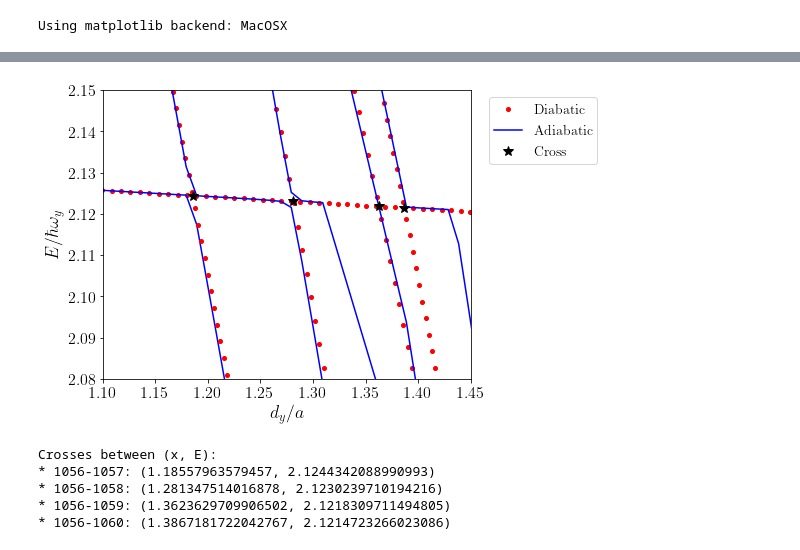
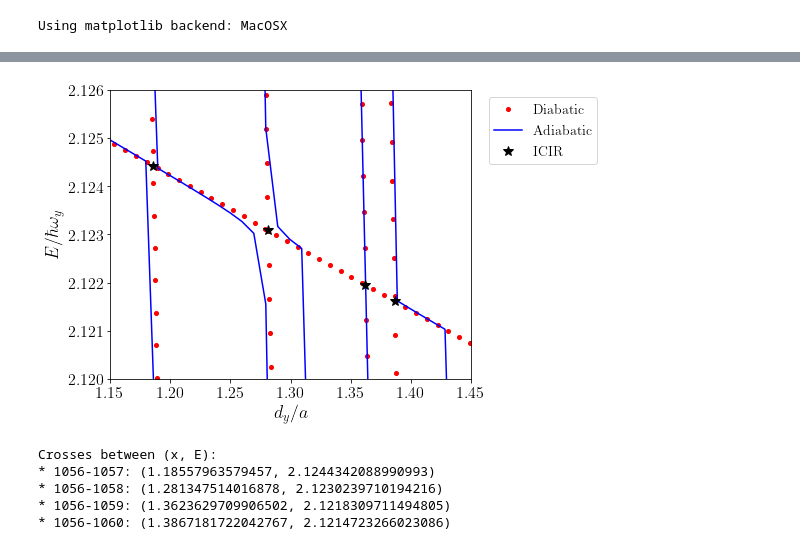
Before and after one commit to TsspGit/Ultracold_Atoms_src, a Jupyter notebook: Energies_Analysis_5505_4993_50.ipynb, the cells around one changed output, grey strips where cells are left out. Drawn from its saved outputs; the diff is of its cells as text; code cells hidden in the pictures.

```diff
--- a/Energies_Analysis_5505_4993_50.ipynb
+++ b/Energies_Analysis_5505_4993_50.ipynb
@@ -39,7 +39,7 @@ np.sqrt(5505/4993)
 1.0500207431214774
 # %%
 print(os.getcwd())
-folder_path = "Simulations/ix5505_iy4993_iz50/"
+folder_path = "Simulations/q1d/ix5505_iy4993_iz50/"
 # %% [output]
 /Users/tomy/PhD/Ultracold_Atoms_src
 # %%
@@ -78,12 +97,27 @@ plt.show()
 Using matplotlib backend: MacOSX
 # %%
 fig2, ax2 = plt.subplots(figsize=(8,6))
-xpol = np.linspace(x[0], x[-1], num=50)
-for i in range(least_bound_pos + 9, least_bound_pos + 11):
+for i in range(least_bound_pos + 6, least_bound_pos + 11):
     ax2.plot(x, dic['nivel_{}'.format(i)]/wy, 'b')
-#ax2.set_ylim(2.0, 2.2)
-ax2.set_xlim(1.25, 1.39)
+ax2.set_ylim(2.12, 2.126)
+ax2.set_xlim(1.15, 1.45)
 ax2.set_xlabel('$d_{y}/a$')
 ax2.set_ylabel('$E/\hbar \omega_{y}$')
 ax2.legend(['Data'], fontsize=14)
+plt.grid()
+xcoord = []
+ycoord = []
+def onclick(event):
+    global ix, iy
+    ix, iy = event.xdata, event.ydata
+    plt.plot(ix, iy, 'ro', markersize=4)
+    plt.draw()
+    global xcoord, ycoord
+    xcoord.append(ix)
+    ycoord.append(iy)
+    if len(xcoord) == 40:
+        fig2.canvas.mpl_disconnect(cid)
+        print(f'xcoord: {xcoord}\n ycoord: {ycoord}')
+    return xcoord, ycoord
+cid = fig2.canvas.mpl_connect('button_press_event', onclick)
 plt.show()
@@ -94,51 +126,51 @@ plt.show()
 # %%
 fig3, ax3 = plt.subplots(figsize=(8,5))
 # nivel 1056:
-f1056 = np.polyfit(x[x < 1.15], np.array(dic['nivel_1056'])[x < 1.15]/wy, deg=1)
+f1056 = np.polyfit(xcoord, ycoord, deg=1)
 x1056 = np.linspace(x[0], x[-1])
 ax3.plot(x1056, np.polyval(f1056, x1056), 'ro', markersize=4, label='Diabatic')
 ax3.plot(x, dic['nivel_1056']/wy, 'b', label='Adiabatic')
 
 # nivel 1057:
 f1057 = np.polyfit(x[(x > 1.04) & (x < 1.18)], np.array(dic['nivel_1057'])[(x > 1.04) & (x < 1.18)]/wy, deg=1)
-x1057 = np.linspace(1, 1.3, num=100)
+x1057 = np.linspace(1.15, 1.2, num=100)
 ax3.plot(x1057, np.polyval(f1057, x1057), 'ro', markersize=4)
 ax3.plot(x, dic['nivel_1057']/wy, 'b')
 
 # nivel 1058:
 f1058 = np.polyfit(x[(x > 1.14) & (x < 1.28)], np.array(dic['nivel_1058'])[(x > 1.14) & (x < 1.28)]/wy, deg=1)
-x1058 = np.linspace(1.2, 1.4, num=50)
+x1058 = np.linspace(1.25, 1.3, num=100)
 ax3.plot(x1058, np.polyval(f1058, x1058), 'ro', markersize=4)
 ax3.plot(x, dic['nivel_1058']/wy, 'b')
 
 # nivel 1059:
 f1059 = np.polyfit(x[(x > 1.25) & (x < 1.4)], np.array(dic['nivel_1059'])[(x > 1.25) & (x < 1.4)]/wy, deg=1)
-x1059 = np.linspace(1, 1.42, num=100)
+x1059 = np.linspace(1.35, 1.38, num=50)
 ax3.plot(x1059, np.polyval(f1059, x1059), 'ro', markersize=4)
 ax3.plot(x, dic['nivel_1059']/wy, 'b')
 
 # nivel 1060:
 f1060 = np.polyfit(x[(x > 1.25) & (x < 1.39)], np.array(dic['nivel_1060'])[(x > 1.25) & (x < 1.39)]/wy, deg=1)
-x1060 = np.linspace(1.3, 1.45, num=50)
+x1060 = np.linspace(1.37, 1.4, num=50)
 ax3.plot(x1060, np.polyval(f1060, x1060), 'ro', markersize=4)
 ax3.plot(x, dic['nivel_1060']/wy, 'b')
 
 # Crosses:
 ##########
-ax3.plot(cross_points(f1056, f1057), np.polyval(f1056, cross_points(f1056, f1057)), 'k*', markersize=10, label='Cross')
+ax3.plot(cross_points(f1056, f1057), np.polyval(f1056, cross_points(f1056, f1057)), 'k*', markersize=10, label='ICIR')
 ax3.plot(cross_points(f1056, f1058), np.polyval(f1056, cross_points(f1056, f1058)), 'k*', markersize=10)
 ax3.plot(cross_points(f1056, f1059), np.polyval(f1056, cross_points(f1056, f1059)), 'k*', markersize=10)
 ax3.plot(cross_points(f1056, f1060), np.polyval(f1056, cross_points(f1056, f1060)), 'k*', markersize=10)
 
 ax3.set_xlabel('$d_{y}/a$')
 ax3.set_ylabel('$E/\hbar \omega_{y}$')
 ax3.legend(fontsize=14, bbox_to_anchor=(1.03, 1))
-ax3.set_ylim(2.08, 2.15)
-ax3.set_xlim(1.1, 1.45)
+ax3.set_ylim(2.12, 2.126)
+ax3.set_xlim(1.15, 1.45)
 plt.tight_layout()
 fig3.savefig('PRL_Sala_Results/Figures/Ix5503_Iy4993_Iz50_Easc_Interpolation.png', dpi=200)
 # %% [output]
-[figure, old version]
+[figure, new version]
 # %%
 print(f'''Crosses between (x, E):
 * 1056-1057: ({cross_points(f1056, f1057)}, {np.polyval(f1056, cross_points(f1056, f1057))})
```
Also changed, not shown: parts of 3 cells of this notebook, 12 other files.
